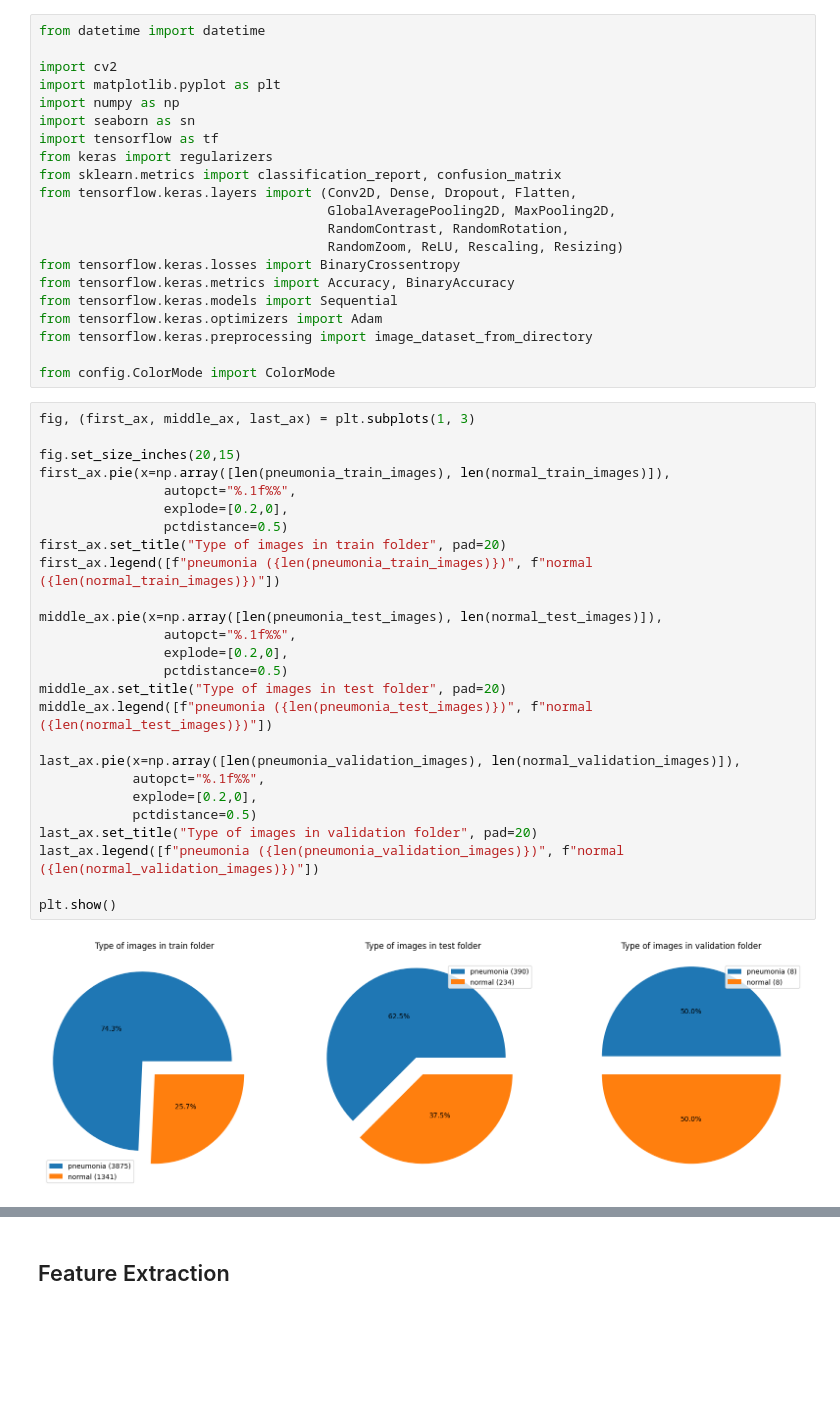
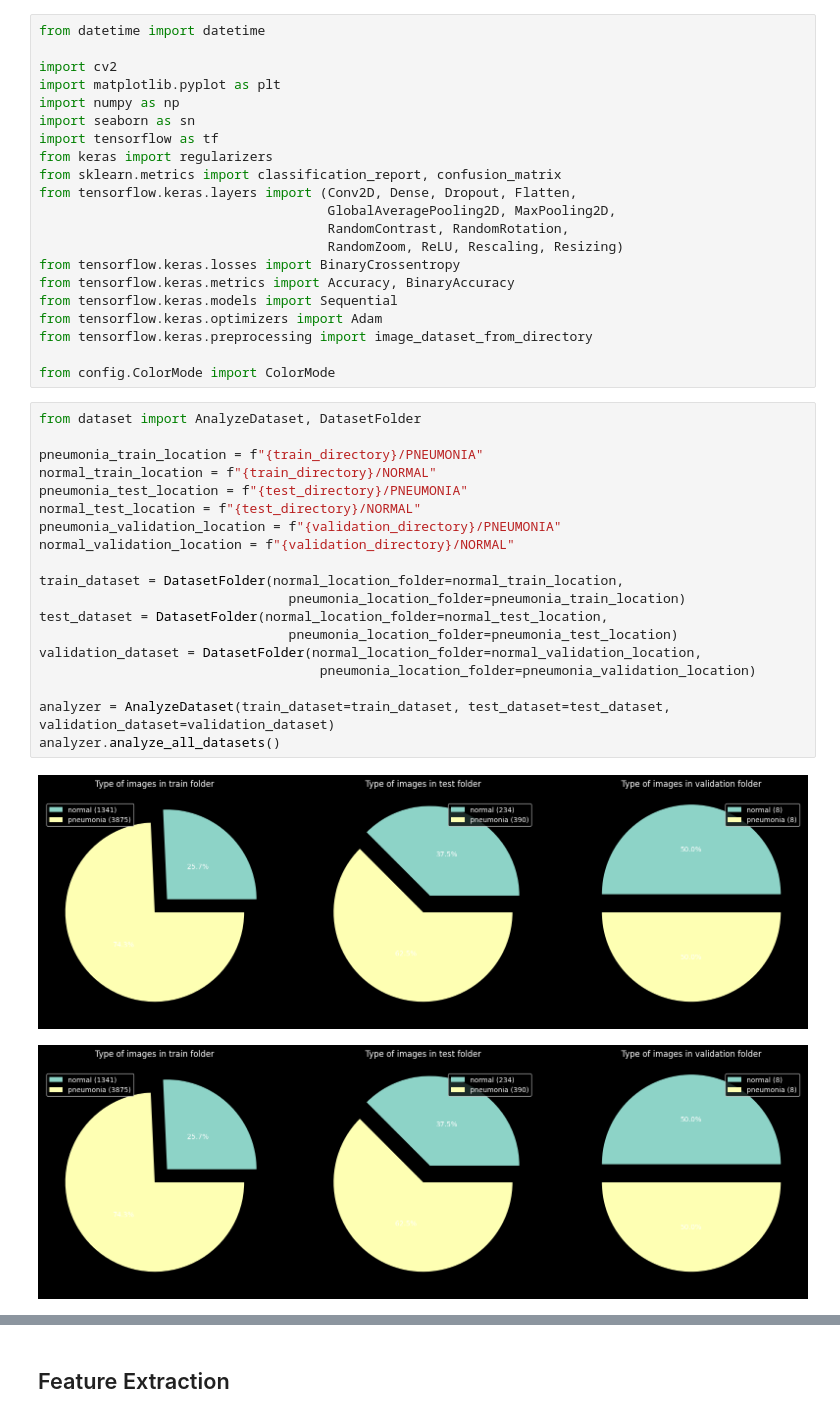
Before and after one commit to javiermunozalonso/image_classification_and_explainability-x_ray_pneumonia, a Jupyter notebook: modeling.ipynb, the cells around one changed output, grey strips where cells are left out. Saved outputs shown, nothing was run; the diff lists cells and outputs as text; blank space fills up the shorter version.

Commit message:
Created resources for handle the image datasets and updated modeling

```diff
--- a/modeling.ipynb
+++ b/modeling.ipynb
@@ -81,34 +81,28 @@ from tensorflow.keras.optimizers import Adam
 from tensorflow.keras.preprocessing import image_dataset_from_directory
 
 from config.ColorMode import ColorMode
-# %%
-fig, (first_ax, middle_ax, last_ax) = plt.subplots(1, 3)
-
-fig.set_size_inches(20,15)
-first_ax.pie(x=np.array([len(pneumonia_train_images), len(normal_train_images)]),
-                autopct="%.1f%%",
-                explode=[0.2,0],
-                pctdistance=0.5)
-first_ax.set_title("Type of images in train folder", pad=20)
-first_ax.legend([f"pneumonia ({len(pneumonia_train_images)})", f"normal ({len(normal_train_images)})"])
-
-middle_ax.pie(x=np.array([len(pneumonia_test_images), len(normal_test_images)]),
-                autopct="%.1f%%",
-                explode=[0.2,0],
-                pctdistance=0.5)
-middle_ax.set_title("Type of images in test folder", pad=20)
-middle_ax.legend([f"pneumonia ({len(pneumonia_test_images)})", f"normal ({len(normal_test_images)})"])
-
-last_ax.pie(x=np.array([len(pneumonia_validation_images), len(normal_validation_images)]),
-            autopct="%.1f%%",
-            explode=[0.2,0],
-            pctdistance=0.5)
-last_ax.set_title("Type of images in validation folder", pad=20)
-last_ax.legend([f"pneumonia ({len(pneumonia_validation_images)})", f"normal ({len(normal_validation_images)})"])
-
-plt.show()
-# %% [output]
-[figure, removed]
+# %%
+from dataset import AnalyzeDataset, DatasetFolder
+
+pneumonia_train_location = f"{train_directory}/PNEUMONIA"
+normal_train_location = f"{train_directory}/NORMAL"
+pneumonia_test_location = f"{test_directory}/PNEUMONIA"
+normal_test_location = f"{test_directory}/NORMAL"
+pneumonia_validation_location = f"{validation_directory}/PNEUMONIA"
+normal_validation_location = f"{validation_directory}/NORMAL"
+
+train_dataset = DatasetFolder(normal_location_folder=normal_train_location,
+                                pneumonia_location_folder=pneumonia_train_location)
+test_dataset = DatasetFolder(normal_location_folder=normal_test_location,
+                                pneumonia_location_folder=pneumonia_test_location)
+validation_dataset = DatasetFolder(normal_location_folder=normal_validation_location,
+                                    pneumonia_location_folder=pneumonia_validation_location)
+
+analyzer = AnalyzeDataset(train_dataset=train_dataset, test_dataset=test_dataset, validation_dataset=validation_dataset)
+analyzer.analyze_all_datasets()
+# %% [output]
+[figure, added]
+[figure, added]
 # %%
 image_size = (220, 220)
 batch_size = 16
```
Also changed, not shown: parts of 2 cells of this notebook, 5 other files.
